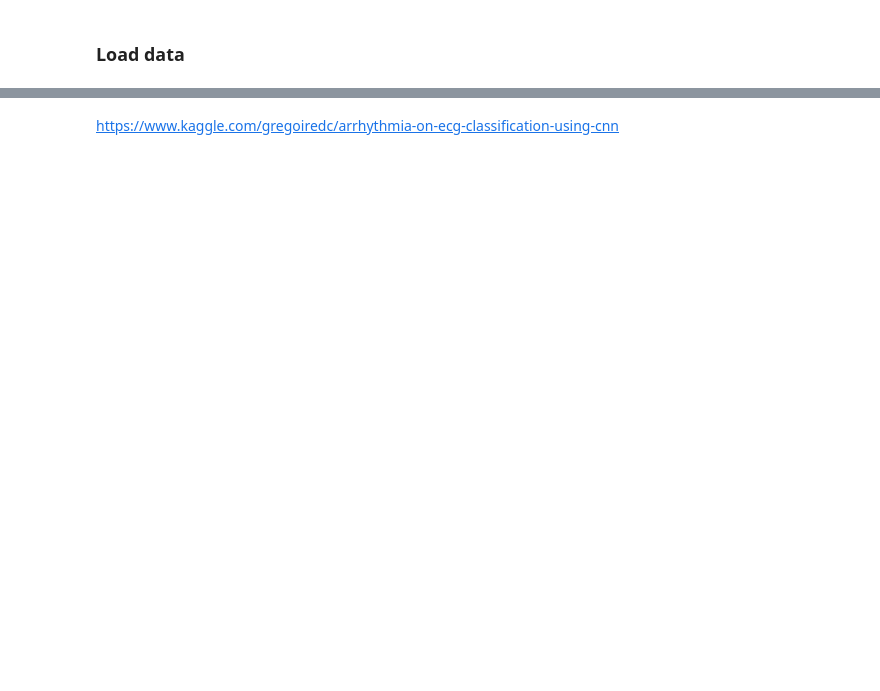
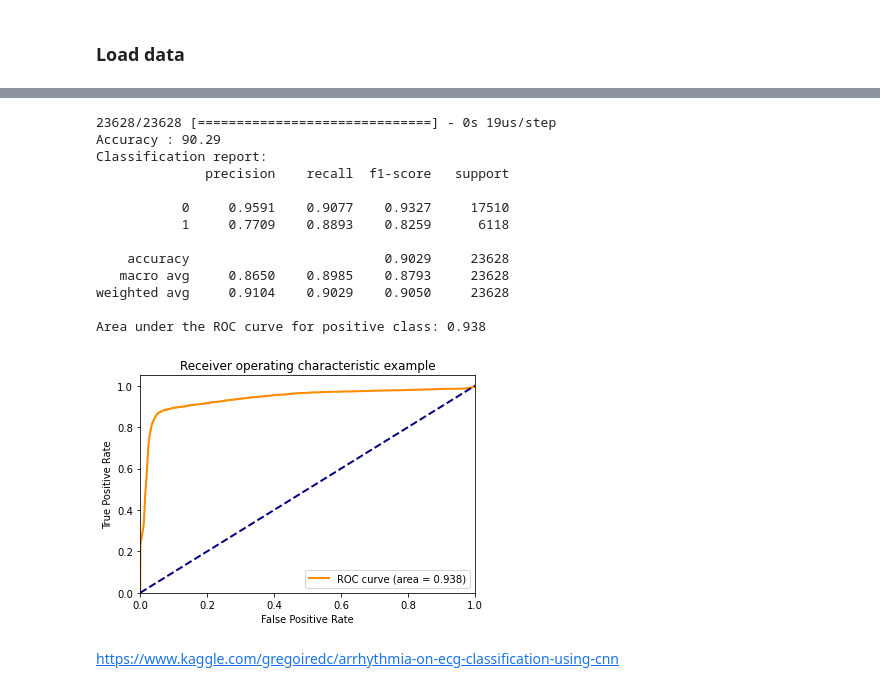
Before and after one commit to hasibzunair/heart-abnormality-detection, a Jupyter notebook: notebooks/train_1D.ipynb, the cells around one changed output, grey strips where cells are left out. Cells and saved outputs as stored; diff of their text form; code cells hidden in the pictures; blank space fills up the shorter version.

```diff
--- a/notebooks/train_1D.ipynb
+++ b/notebooks/train_1D.ipynb
@@ -221,3 +271,21 @@ plt.show()
+# %%
+y_pred = model.predict(x_test_cnn, verbose = 1)
+show_results(y_test, y_pred)
+# %% [output]
+23628/23628 [==============================] - 0s 19us/step
+Accuracy : 90.29
+Classification report:
+              precision    recall  f1-score   support
+
+           0     0.9591    0.9077    0.9327     17510
+           1     0.7709    0.8893    0.8259      6118
+
+    accuracy                         0.9029     23628
+   macro avg     0.8650    0.8985    0.8793     23628
+weighted avg     0.9104    0.9029    0.9050     23628
+
+Area under the ROC curve for positive class: 0.938
+[figure, added]
 # %% [markdown]
 https://www.kaggle.com/gregoiredc/arrhythmia-on-ecg-classification-using-cnn
 # %%
```
Also changed, not shown: parts of 26 cells of this notebook, 1 other file.
